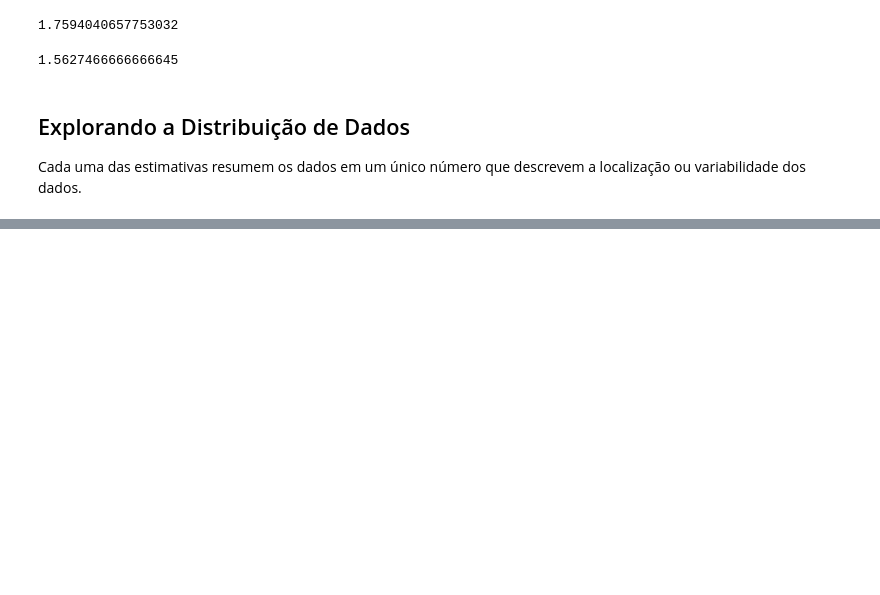
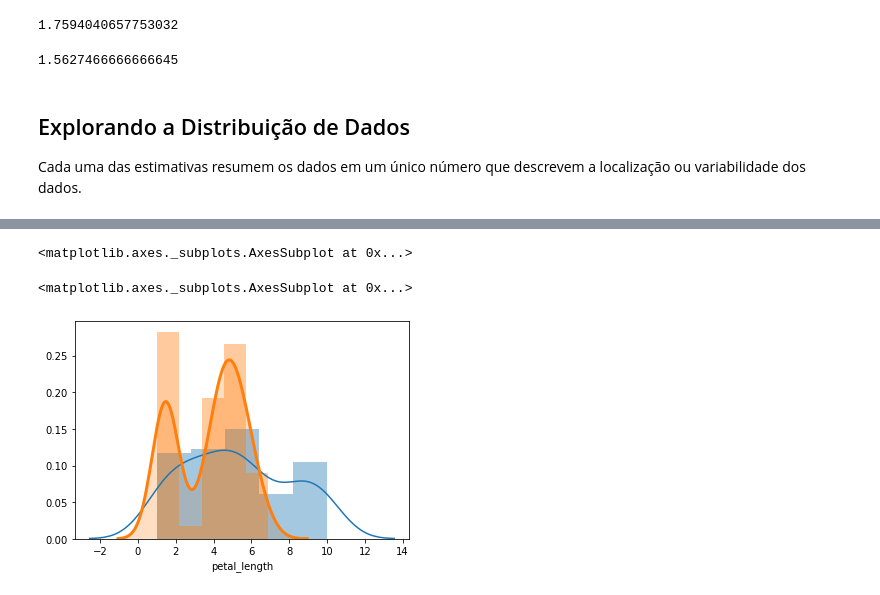
Before and after one commit to gmsarti/aprendendo_ciencia_de_dados, a Jupyter notebook: Estatística/estat_pratica.ipynb, the cells around one changed output, grey strips where cells are left out. Cells and saved outputs as stored; diff of their text form; code cells hidden in the pictures; blank space fills up the shorter version.

```diff
--- a/Estatística/estat_pratica.ipynb
+++ b/Estatística/estat_pratica.ipynb
@@ -311,0 +321,11 @@ Name: species, dtype: int64
+# %%
+# Gráfico de Densidade
+# É uma espécie de simplificação do histograma
+
+display(sns.distplot(l))
+
+display(sns.distplot(iris['petal_length'], hist = True, kde_kws = {'shade': True, 'linewidth':3}, label=iris['species']))
+# %% [output]
+<matplotlib.axes._subplots.AxesSubplot at 0x...>
+<matplotlib.axes._subplots.AxesSubplot at 0x...>
+[figure, added]
```
Also changed, not shown: parts of 13 cells of this notebook.
